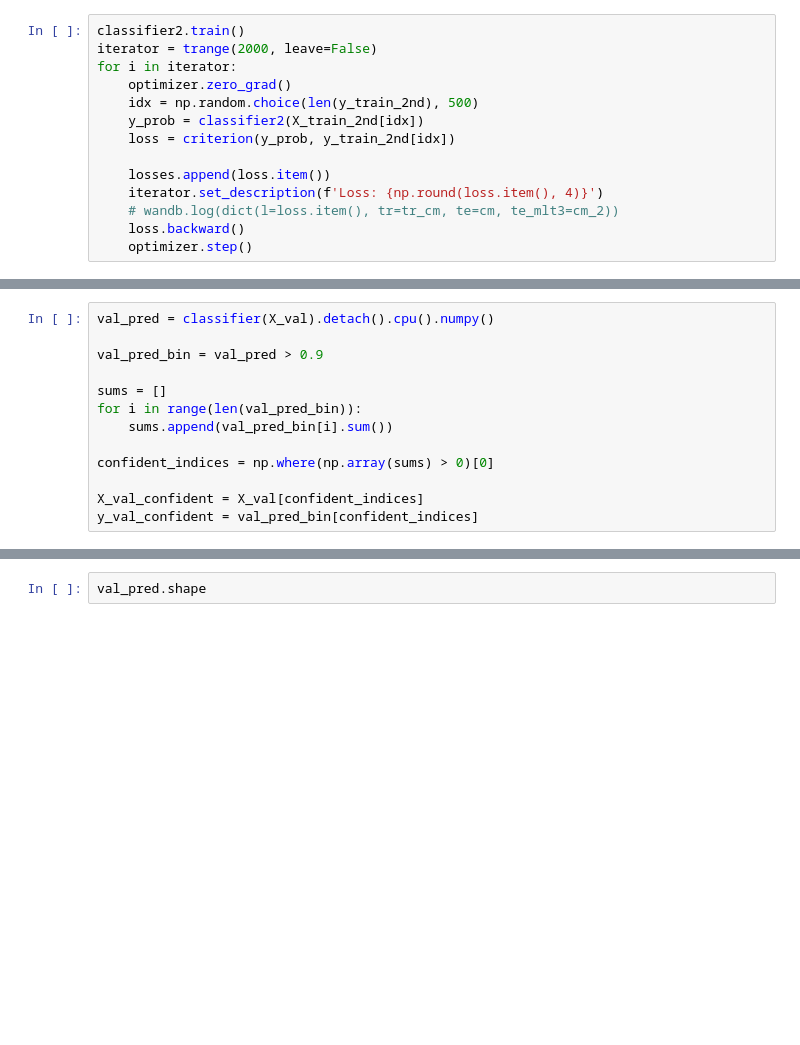
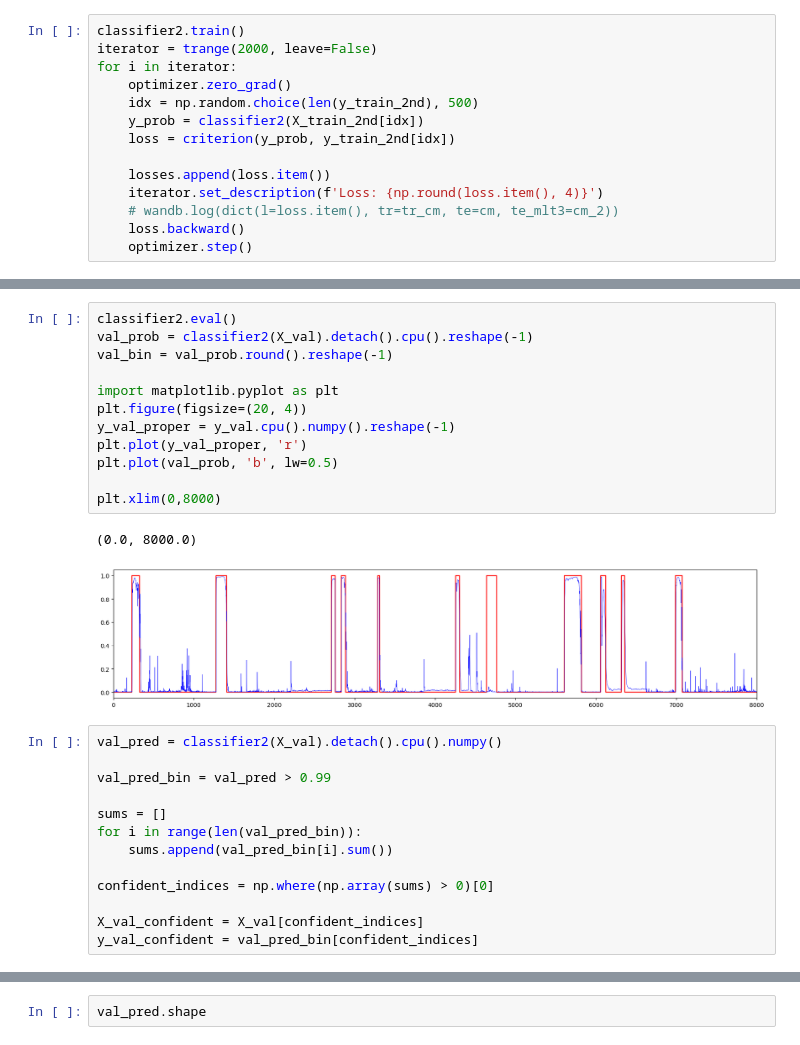
Before and after one commit to rkdan/cmci, a Jupyter notebook: testing.ipynb, the cells around one changed output, grey strips where cells are left out. Cells and saved outputs as stored; diff of their text form; blank space fills up the shorter version.

```diff
--- a/testing.ipynb
+++ b/testing.ipynb
@@ -213,7 +217,22 @@ F1: 0.8932600112803158
+# %%
+classifier2.eval()
+val_prob = classifier2(X_val).detach().cpu().reshape(-1)
+val_bin = val_prob.round().reshape(-1)
+
+import matplotlib.pyplot as plt
+plt.figure(figsize=(20, 4))
+y_val_proper = y_val.cpu().numpy().reshape(-1)
+plt.plot(y_val_proper, 'r')
+plt.plot(val_prob, 'b', lw=0.5)
+
+plt.xlim(0,8000)
+# %% [output]
+(0.0, 8000.0)
+[figure, added]
 # %%
-val_pred = classifier(X_val).detach().cpu().numpy()
+val_pred = classifier2(X_val).detach().cpu().numpy()
 
-val_pred_bin = val_pred > 0.9
+val_pred_bin = val_pred > 0.99
 
 sums = []
 for i in range(len(val_pred_bin)):
```
Also changed, not shown: parts of 4 cells of this notebook, 2 other files.
